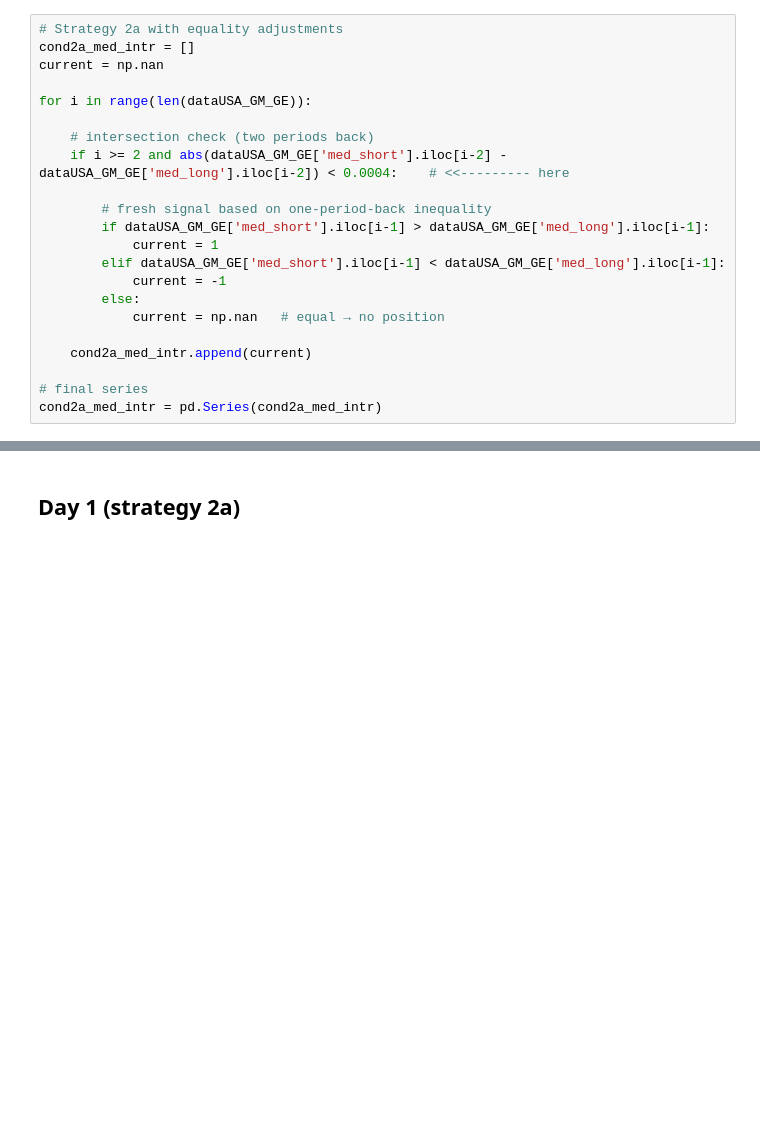
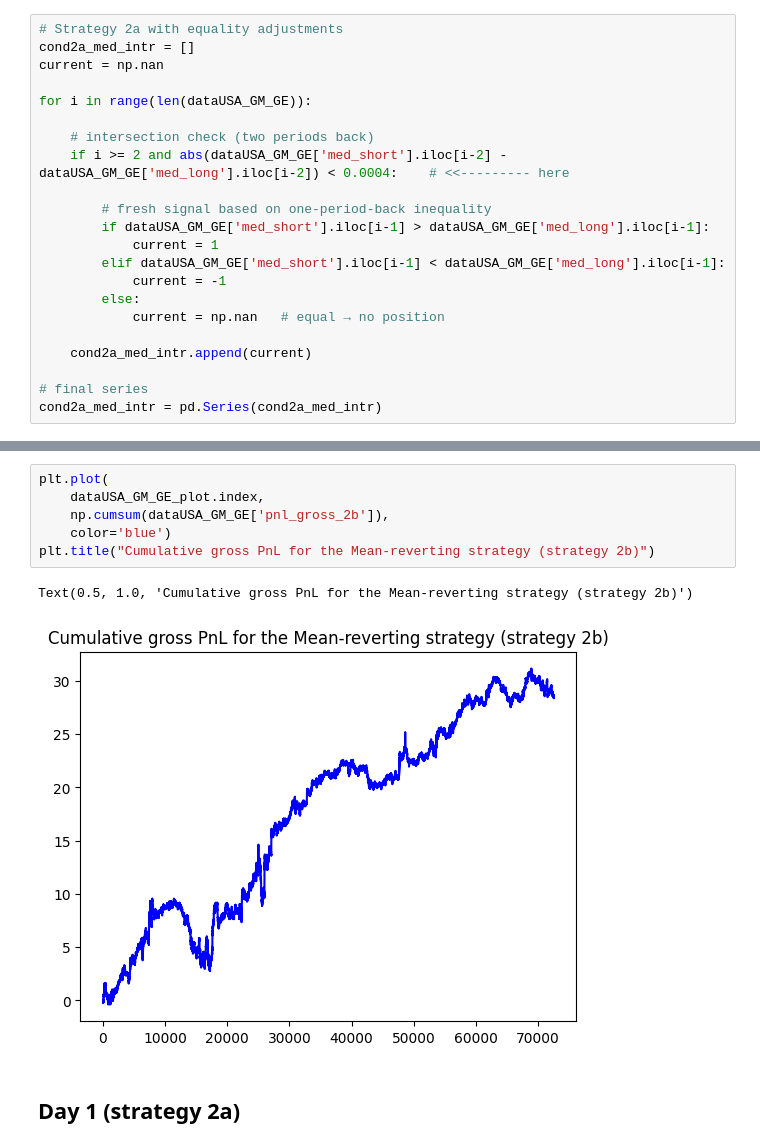
Before and after one commit to Shahahaha11/HFT-WNE, a Jupyter notebook: 05/HFD_05.ipynb, the cells around one changed output, grey strips where cells are left out. Drawn from its saved outputs; the diff is of its cells as text; blank space fills up the shorter version.

```diff
--- a/05/HFD_05.ipynb
+++ b/05/HFD_05.ipynb
@@ -388,3 +403,12 @@ plt.grid()
+# %%
+plt.plot(
+    dataUSA_GM_GE_plot.index,
+    np.cumsum(dataUSA_GM_GE['pnl_gross_2b']),
+    color='blue')
+plt.title("Cumulative gross PnL for the Mean-reverting strategy (strategy 2b)")
+# %% [output]
+Text(0.5, 1.0, 'Cumulative gross PnL for the Mean-reverting strategy (strategy 2b)')
+[figure, added]
 # %% [markdown]
 ## Day 1 (strategy 2a)
 # %%
```
Also changed, not shown: parts of 28 cells of this notebook, 2 other files.
